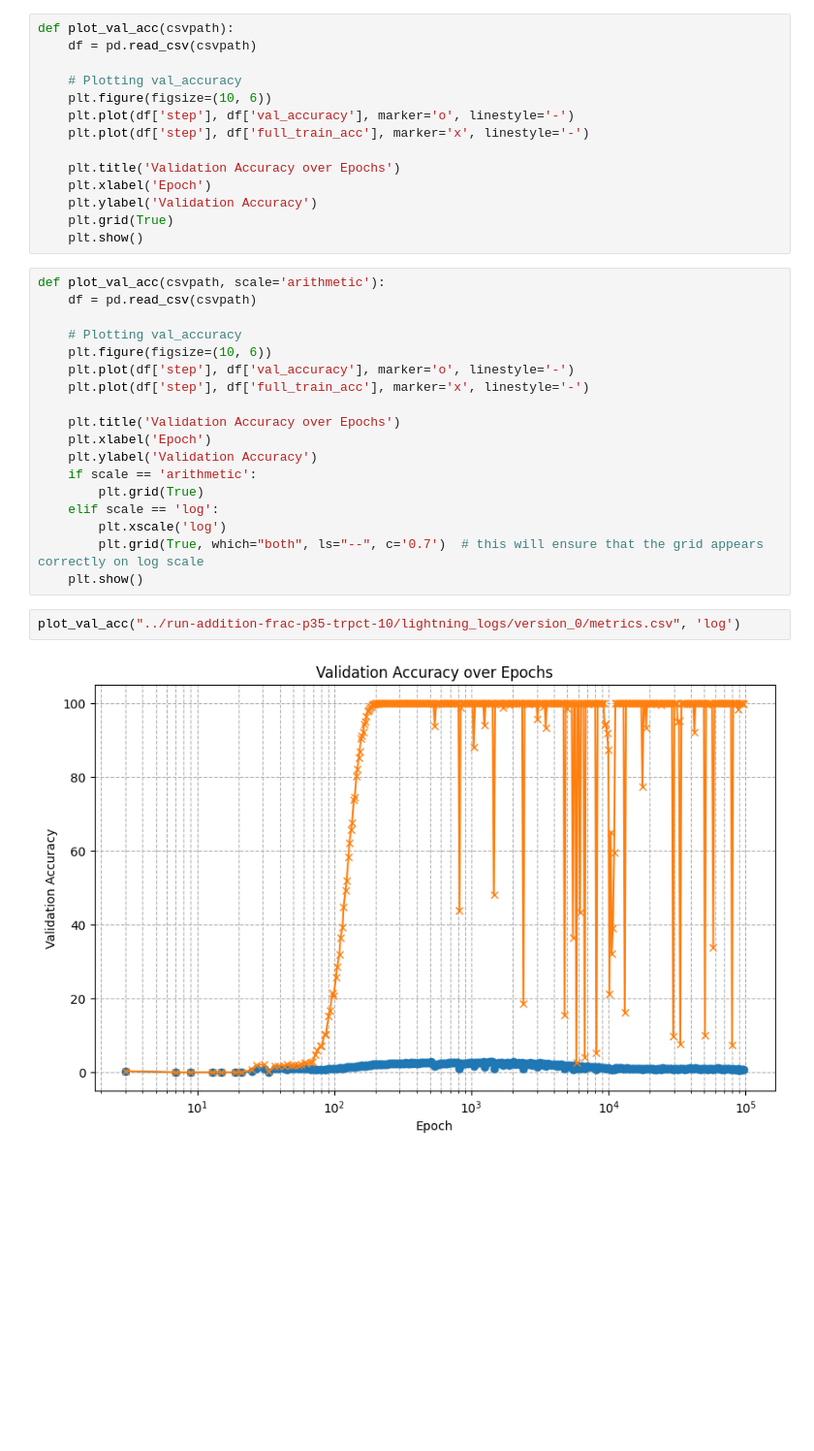
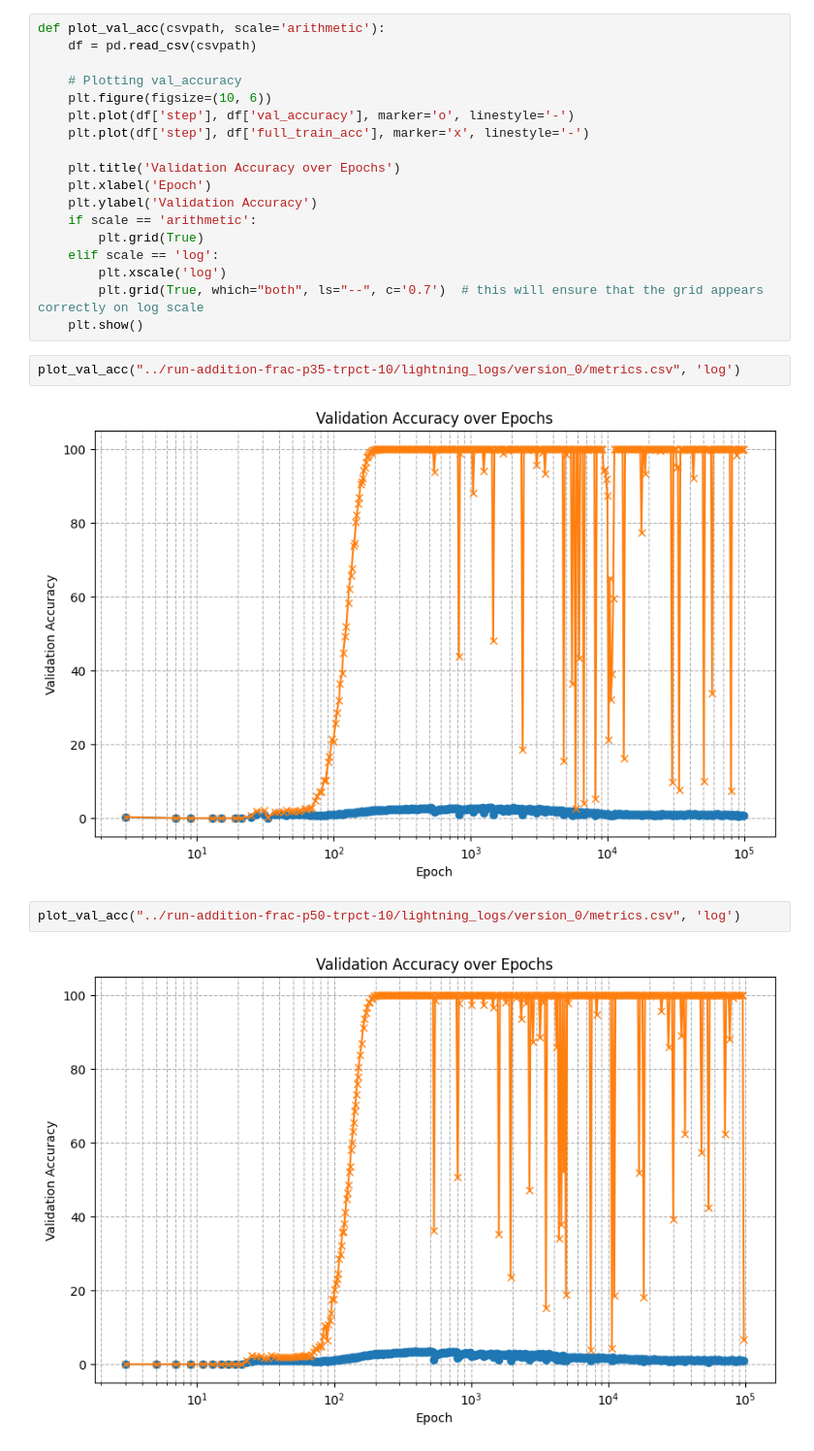
Before and after one commit to cybaj/openai-grok, a Jupyter notebook: nbs/expt.ipynb, the cells around one changed output. Shown at 97% size. Cells and saved outputs as stored; diff of their text form; blank space fills up the shorter version.

```diff
--- a/nbs/expt.ipynb
+++ b/nbs/expt.ipynb
@@ -1,20 +1,6 @@
 # %%
 import pandas as pd
 import matplotlib.pyplot as plt
-# %%
-def plot_val_acc(csvpath):
-    df = pd.read_csv(csvpath)
-
-    # Plotting val_accuracy
-    plt.figure(figsize=(10, 6))
-    plt.plot(df['step'], df['val_accuracy'], marker='o', linestyle='-')
-    plt.plot(df['step'], df['full_train_acc'], marker='x', linestyle='-')
-
-    plt.title('Validation Accuracy over Epochs')
-    plt.xlabel('Epoch')
-    plt.ylabel('Validation Accuracy')
-    plt.grid(True)
-    plt.show()
 # %%
 def plot_val_acc(csvpath, scale='arithmetic'):
     df = pd.read_csv(csvpath)
@@ -36,4 +22,8 @@ def plot_val_acc(csvpath, scale='arithmetic'):
 # %%
 plot_val_acc("../run-addition-frac-p35-trpct-10/lightning_logs/version_0/metrics.csv", 'log')
 # %% [output]
-[figure, old version]
+[figure, new version]
+# %%
+plot_val_acc("../run-addition-frac-p50-trpct-10/lightning_logs/version_0/metrics.csv", 'log')
+# %% [output]
+[figure, added]
```
Also changed, not shown: parts of 1 cell of this notebook, 1 other file.
